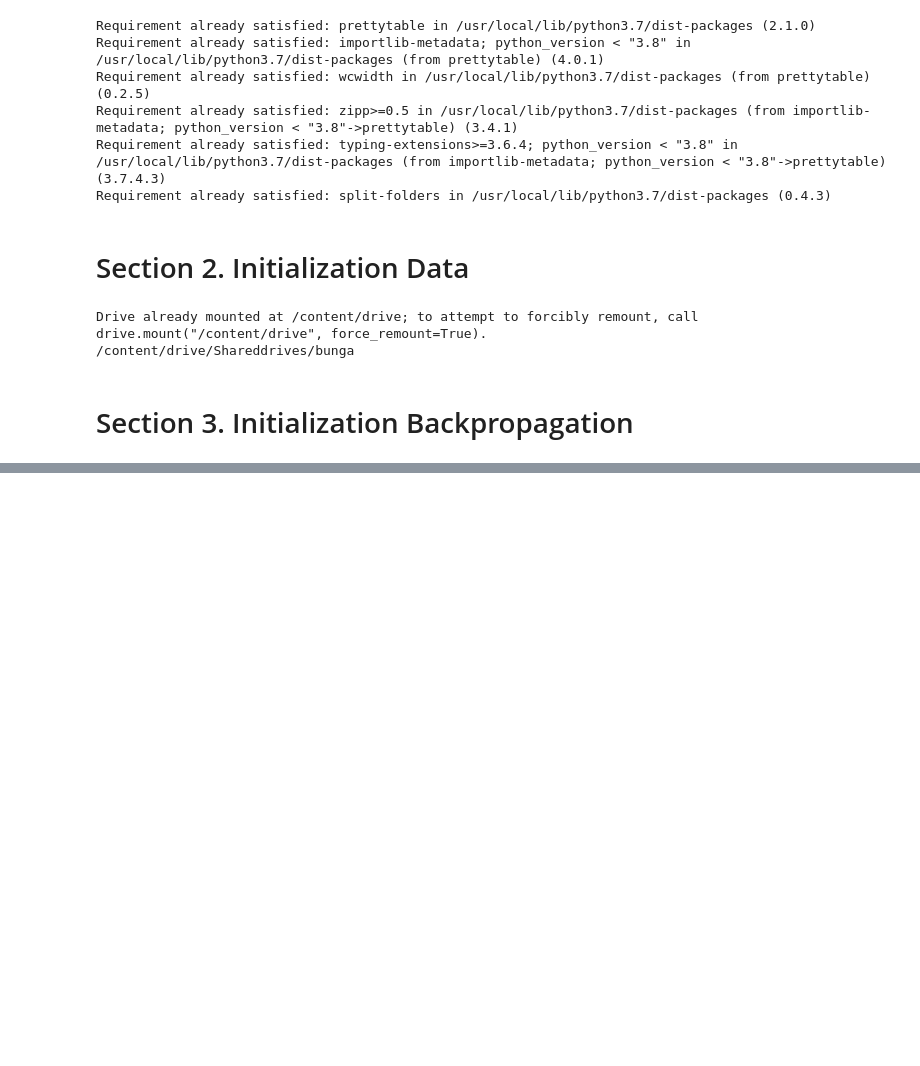
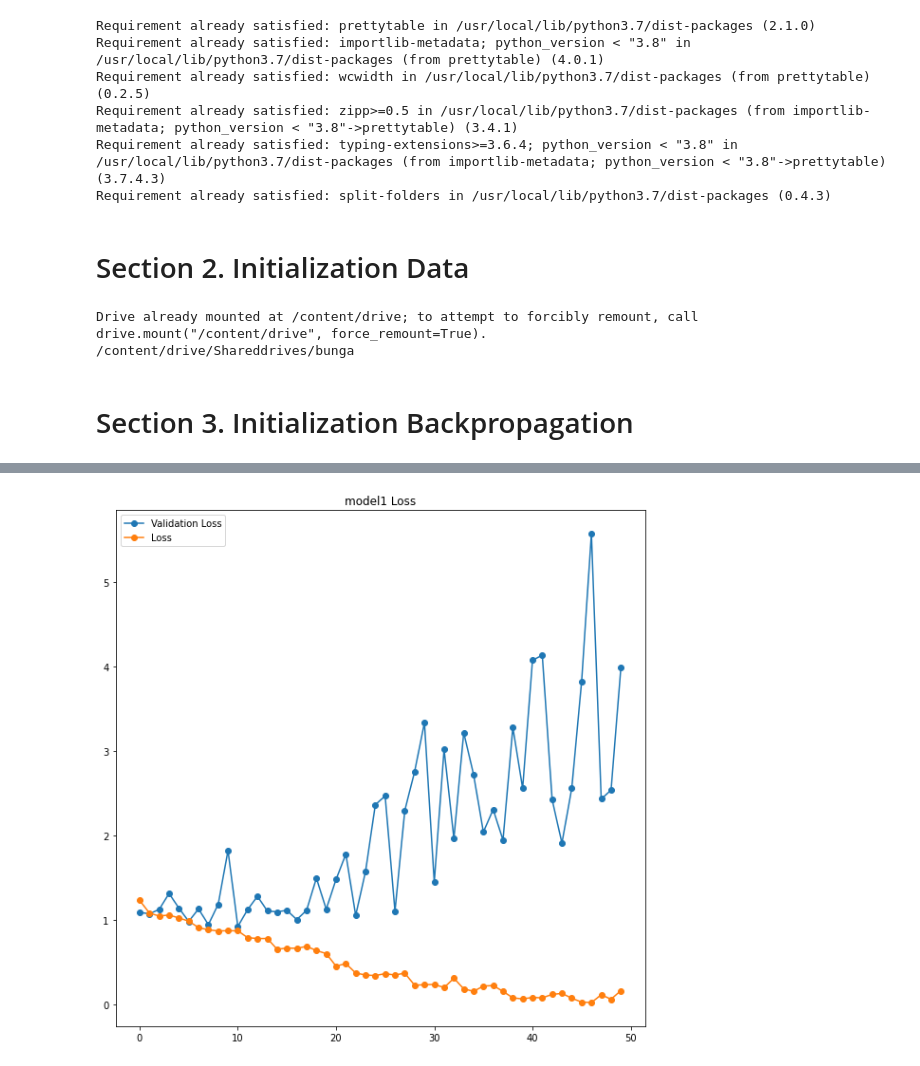
Before and after one commit to donitan2018/Tugas-ML-MLP, a Jupyter notebook: Tugas_ML_MLP.ipynb, the cells around one changed output, grey strips where cells are left out. Cells and saved outputs as stored; diff of their text form; code cells hidden in the pictures; blank space fills up the shorter version.

```diff
--- a/Tugas_ML_MLP.ipynb
+++ b/Tugas_ML_MLP.ipynb
@@ -544,0 +629,9 @@ plt.show();
+# %%
+plt.figure(figsize=(10,10))
+plt.title('model1 Loss')
+plt.plot(resultHistory['model1'].history['val_loss'], label='Validation Loss',marker= 'o')
+plt.plot(resultHistory['model1'].history['loss'], label='Loss',marker= 'o')
+plt.legend()
+plt.show();
+# %% [output]
+[figure, added]
```
Also changed, not shown: parts of 27 cells of this notebook.
